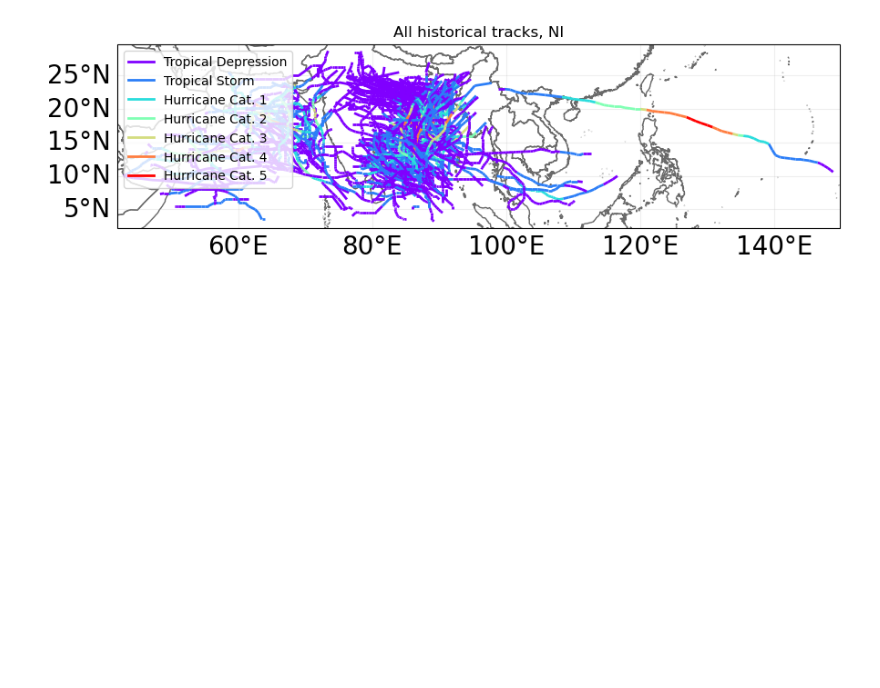
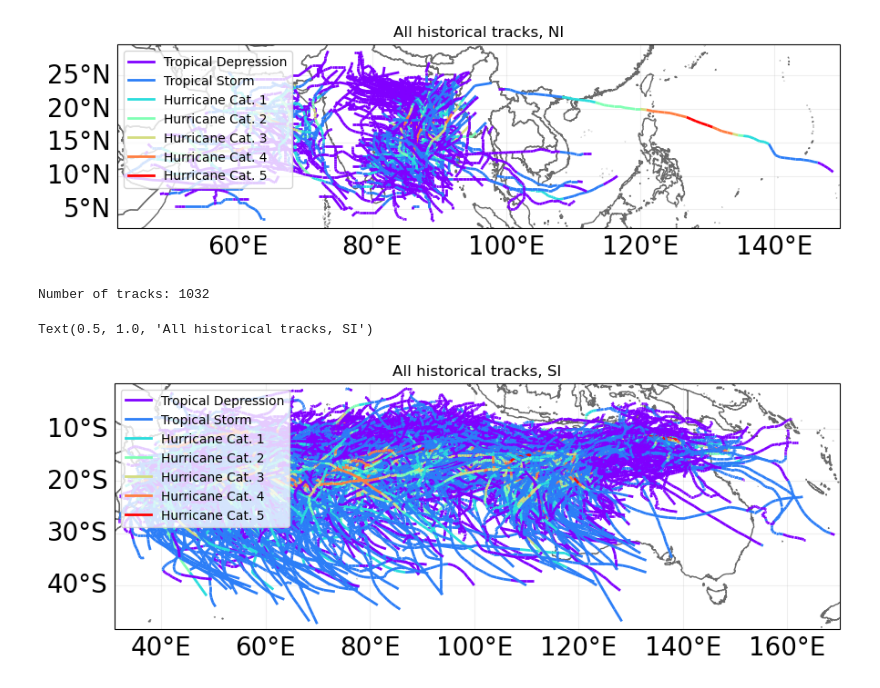
Before and after one commit to Moqian1122/TCRiskIndia, a Jupyter notebook: tc_histrocial_get.ipynb, the cells around one changed output. Saved outputs shown, nothing was run; the diff lists cells and outputs as text; code cells hidden in the pictures; blank space fills up the shorter version.

Commit message:
update with basic visualisations

```diff
--- a/tc_histrocial_get.ipynb
+++ b/tc_histrocial_get.ipynb
@@ -36,3 +54,15 @@ ax.set_title('All historical tracks, NI') # set title
 Number of tracks: 317
 Text(0.5, 1.0, 'All historical tracks, NI')
 [figure]
+# %%
+# years 1990 and 1999 in basin SI.
+# correct_pres ignores tracks with not enough data. For statistics (frequency of events), these should be considered as well
+
+print('Number of tracks:', tc_hist_si.size)
+ax = tc_hist_si.plot();
+ax.get_legend()._loc = 2 # correct legend location
+ax.set_title('All historical tracks, SI') # set title
+# %% [output]
+Number of tracks: 1032
+Text(0.5, 1.0, 'All historical tracks, SI')
+[figure, added]
```
Also changed, not shown: parts of 9 cells of this notebook, 5 other files.
